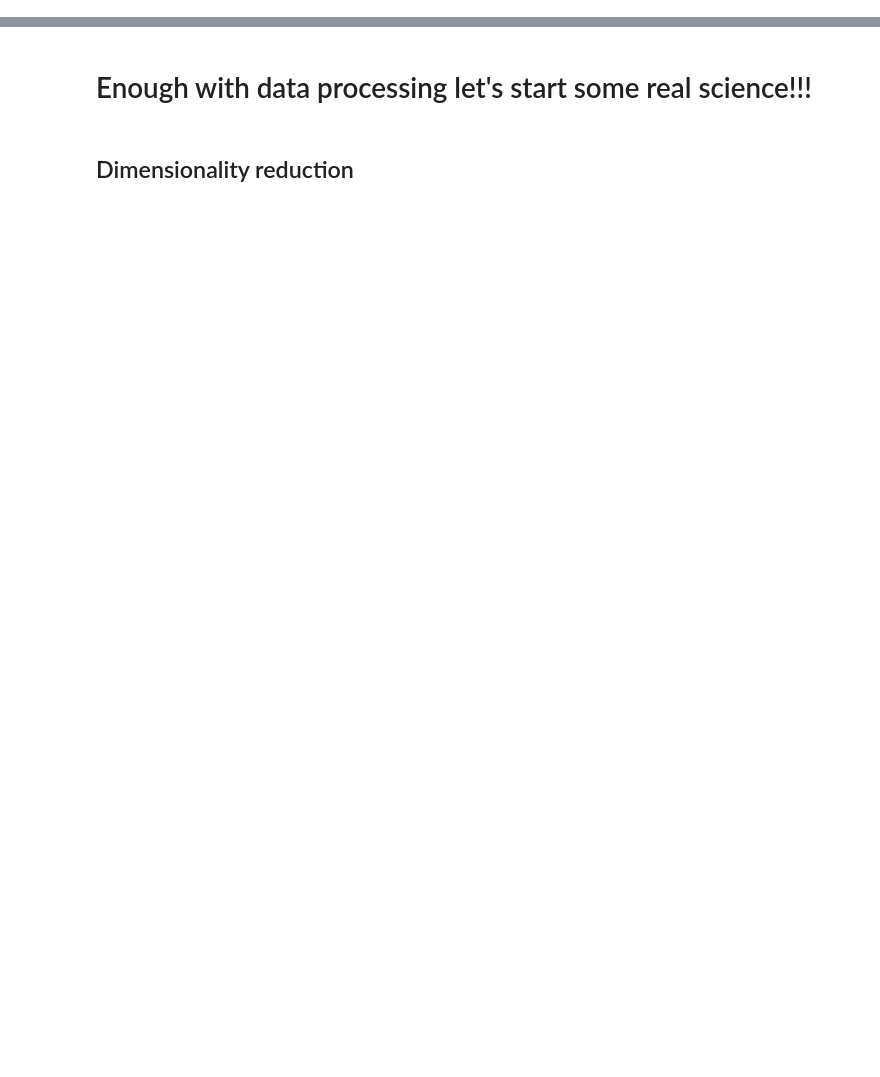
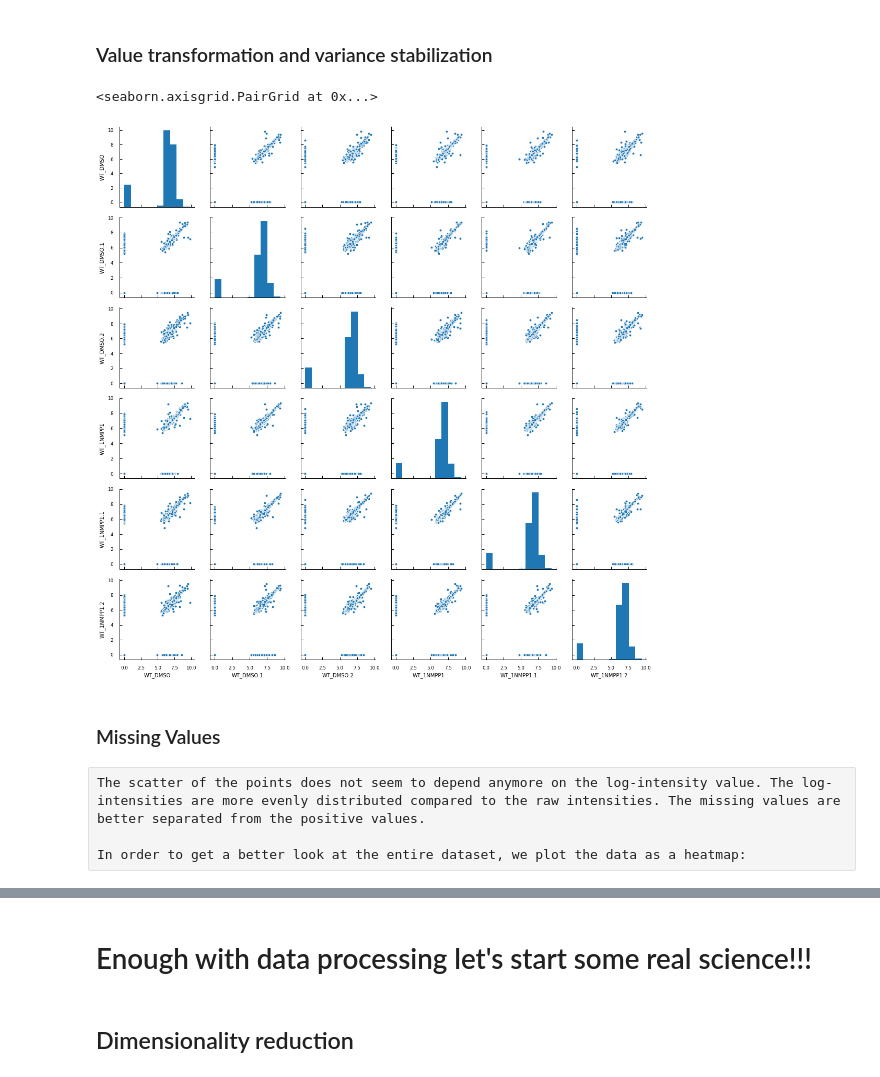
Before and after one commit to sib-swiss/intro-machine-learning-training, a Jupyter notebook: python_notebooks/Chapter_1_Exploratory_analysis_and_unsupervised_learning.ipynb, the cells around one changed output, grey strips where cells are left out. Saved outputs shown, nothing was run; the diff lists cells and outputs as text; code cells hidden in the pictures; blank space fills up the shorter version.

```diff
--- a/python_notebooks/Chapter_1_Exploratory_analysis_and_unsupervised_learning.ipynb
+++ b/python_notebooks/Chapter_1_Exploratory_analysis_and_unsupervised_learning.ipynb
@@ -312,0 +83,15 @@ For more imputation technics : [Scikit-learn imputation](https://scikit-learn.or
+# %% [markdown]
+### Value transformation and variance stabilization <a class="anchor" id="TR-bullet"></a>
+# %%
+X = X.transform(lambda x: np.log10(x + 1))
+sns.set_context("paper", rc={"axes.labelsize":10})
+sns.pairplot(X.iloc[:,0:6])
+# %% [output]
+<seaborn.axisgrid.PairGrid at 0x...>
+[figure, added]
+# %% [markdown]
+### Missing Values <a class="anchor" id="MV-bullet"></a>
+# %% [raw]
+The scatter of the points does not seem to depend anymore on the log-intensity value. The log-intensities are more evenly distributed compared to the raw intensities. The missing values are better separated from the positive values.
+
+In order to get a better look at the entire dataset, we plot the data as a heatmap:
```
Also changed, not shown: parts of 106 cells of this notebook, 1 other file.
